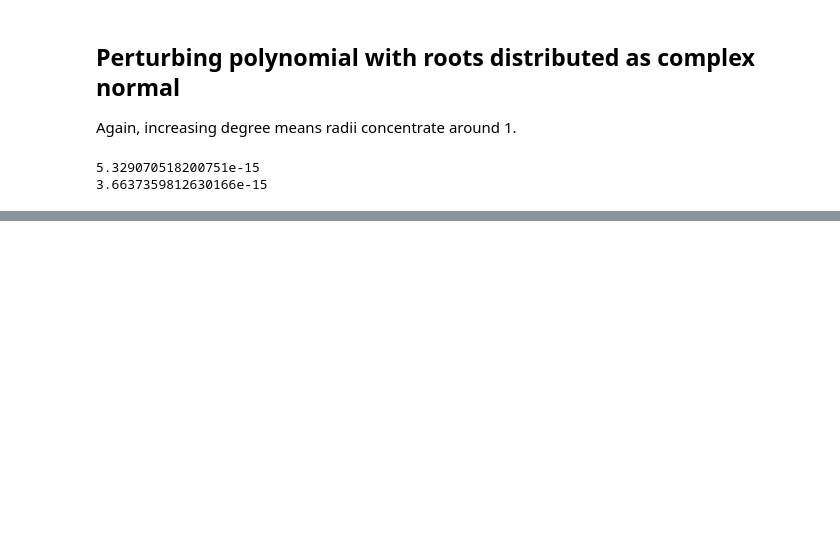
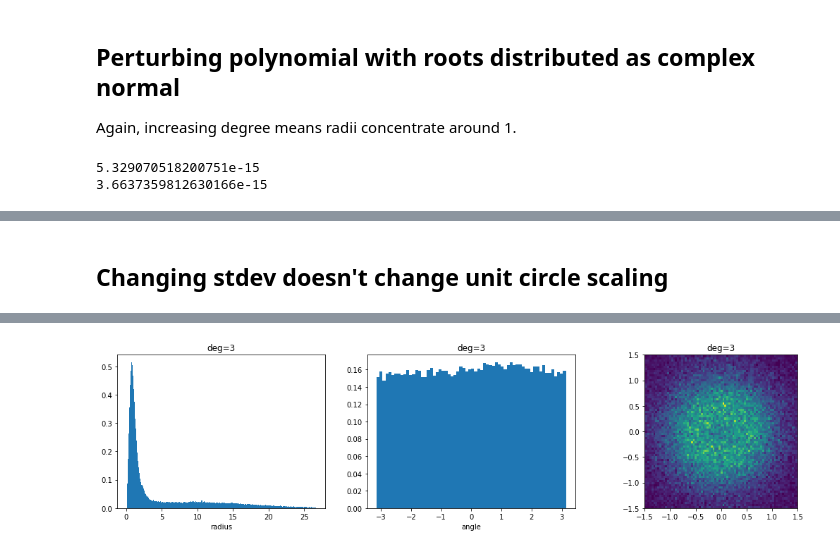
Before and after one commit to GilgameshxZero/18.821-fa19-c, a Jupyter notebook: project-2/twang6/root-dist.ipynb, the cells around one changed output, grey strips where cells are left out. Cells and saved outputs as stored; diff of their text form; code cells hidden in the pictures; blank space fills up the shorter version.

Commit message:
Radii convergence value does not change with stdev

```diff
--- a/project-2/twang6/root-dist.ipynb
+++ b/project-2/twang6/root-dist.ipynb
@@ -141 +147,15 @@ perturb_and_plot_roots(
 [figure]
+# %% [markdown]
+## Changing stdev doesn't change unit circle scaling
+# %%
+%%time
+np.random.seed(42)
+perturb_and_plot_roots(
+    base_poly=poly_from_roots(
+        np.random.normal(size=(3, 2), scale=0.5).view(np.complex128)[:, 0]
+    ),
+    num_samples=40000,
+    hist2dbins=2048,
+    stdev=10
+)
+# %% [output]
@@ -141,0 +164 @@ perturb_and_plot_roots(
+[figure, added]
```
Also changed, not shown: parts of 9 cells of this notebook.
